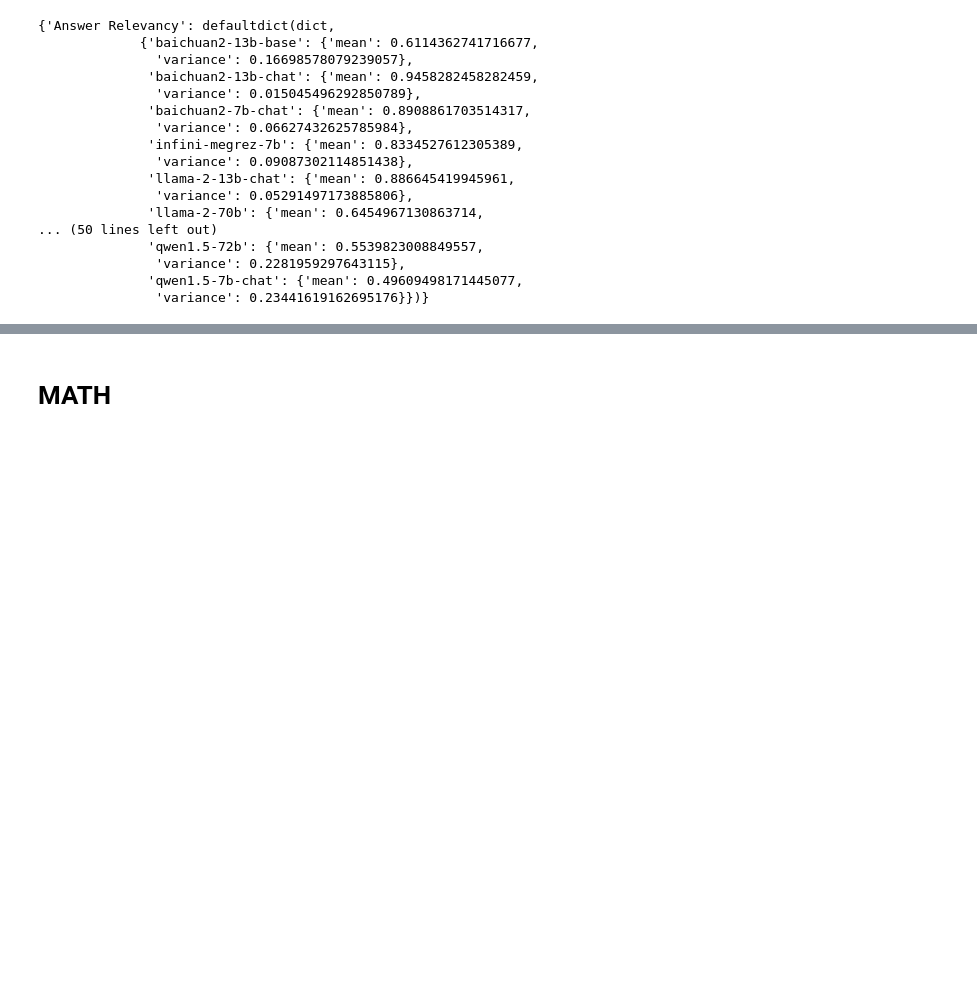
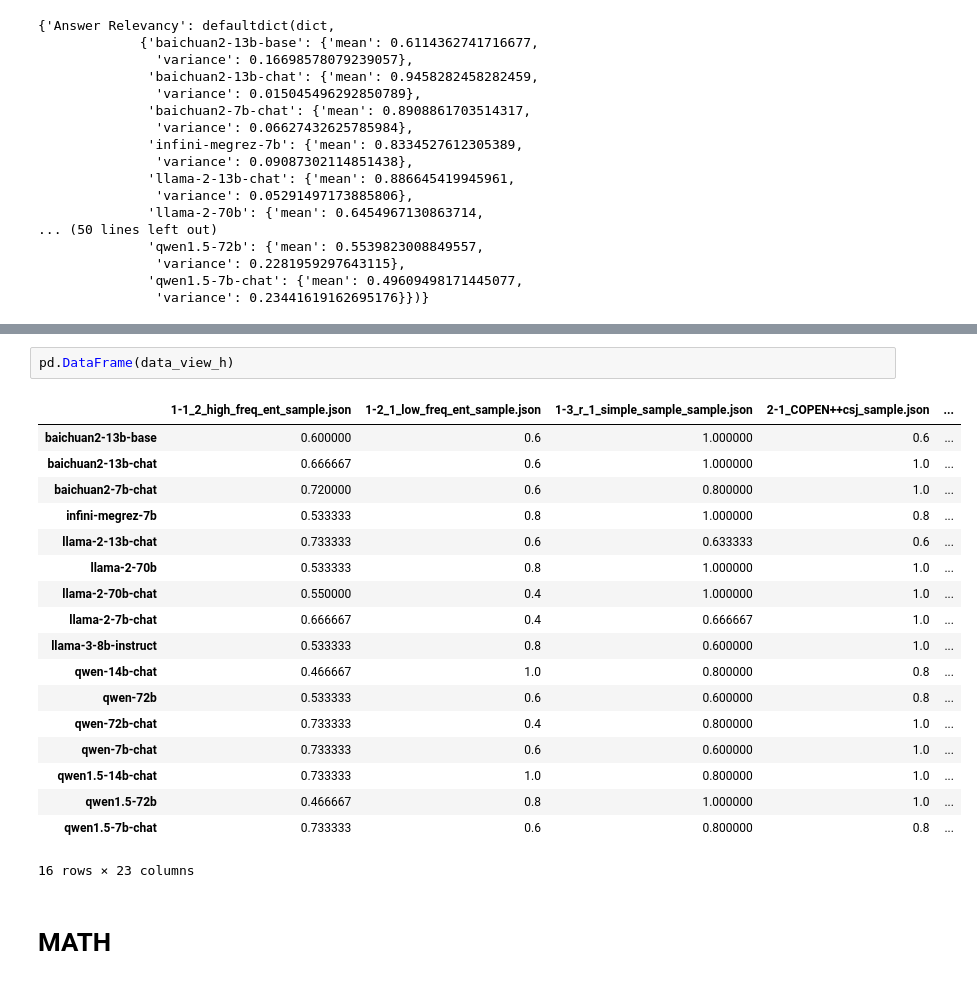
Before and after one commit to youjinliang2200016640/IR, a Jupyter notebook: evaluate_code.ipynb, the cells around one changed output, grey strips where cells are left out. Cells and saved outputs as stored; diff of their text form; blank space fills up the shorter version.

```diff
--- a/evaluate_code.ipynb
+++ b/evaluate_code.ipynb
@@ -1066,3 +1153,24 @@ data_eval_mean
+# %%
+pd.DataFrame(data_view_h)
+# %% [output]
+|  | 1-1_2_high_freq_ent_sample.json | 1-2_1_low_freq_ent_sample.json | 1-3_r_1_simple_sample_sample.json | 2-1_COPEN++csj_sample.json | ... |
+| baichuan2-13b-base | 0.600000 | 0.6 | 1.000000 | 0.6 | ... |
+| baichuan2-13b-chat | 0.666667 | 0.6 | 1.000000 | 1.0 | ... |
+| baichuan2-7b-chat | 0.720000 | 0.6 | 0.800000 | 1.0 | ... |
+| infini-megrez-7b | 0.533333 | 0.8 | 1.000000 | 0.8 | ... |
+| llama-2-13b-chat | 0.733333 | 0.6 | 0.633333 | 0.6 | ... |
+| llama-2-70b | 0.533333 | 0.8 | 1.000000 | 1.0 | ... |
+| llama-2-70b-chat | 0.550000 | 0.4 | 1.000000 | 1.0 | ... |
+| llama-2-7b-chat | 0.666667 | 0.4 | 0.666667 | 1.0 | ... |
+| llama-3-8b-instruct | 0.533333 | 0.8 | 0.600000 | 1.0 | ... |
+| qwen-14b-chat | 0.466667 | 1.0 | 0.800000 | 0.8 | ... |
+| qwen-72b | 0.533333 | 0.6 | 0.600000 | 0.8 | ... |
+| qwen-72b-chat | 0.733333 | 0.4 | 0.800000 | 1.0 | ... |
+| qwen-7b-chat | 0.733333 | 0.6 | 0.600000 | 1.0 | ... |
+| qwen1.5-14b-chat | 0.733333 | 1.0 | 0.800000 | 1.0 | ... |
+| qwen1.5-72b | 0.466667 | 0.8 | 1.000000 | 1.0 | ... |
+| qwen1.5-7b-chat | 0.733333 | 0.6 | 0.800000 | 0.8 | ... |
+16 rows × 23 columns
 # %% [markdown]
 # MATH
 # %% [markdown]
```
Also changed, not shown: parts of 25 cells of this notebook, 4 other files.
